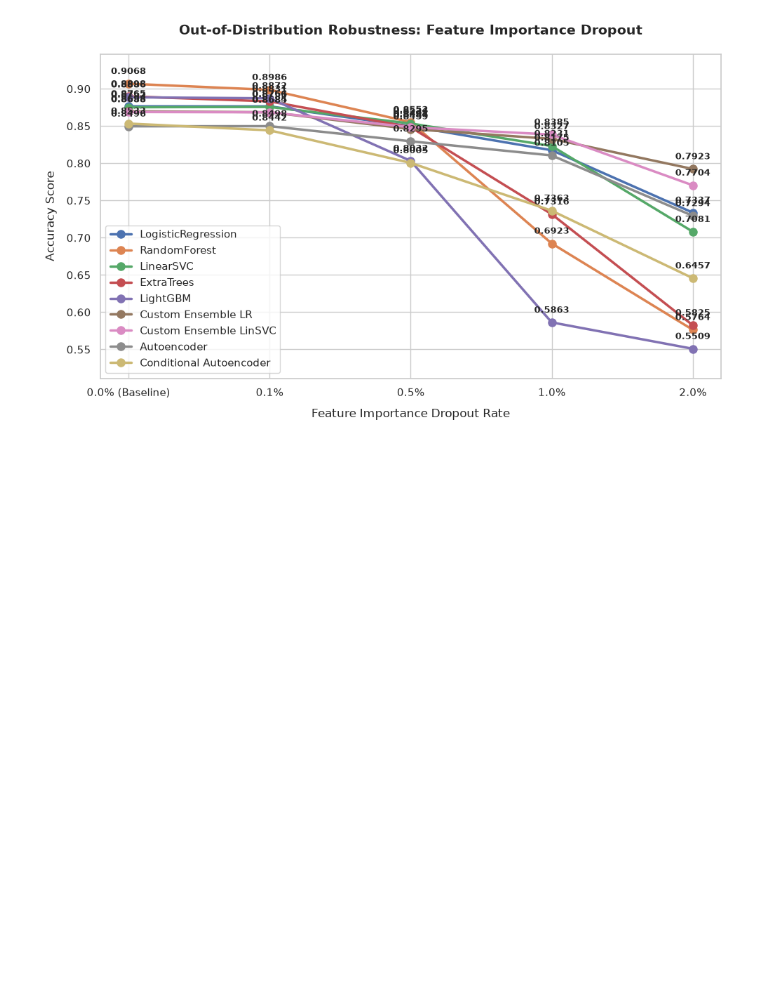
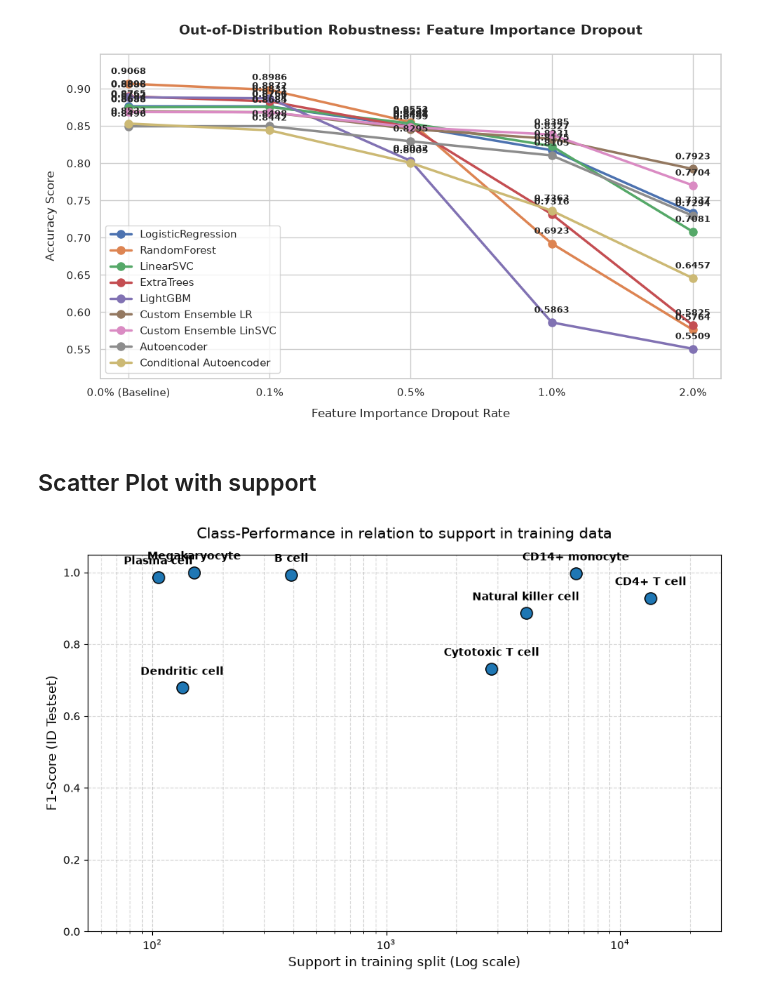
Before and after one commit to Boolean-true/CLACELL, a Jupyter notebook: evaluation/plot_robustness_results.ipynb, the cells around one changed output. Cells and saved outputs as stored; diff of their text form; code cells hidden in the pictures; blank space fills up the shorter version.

Commit message:
add logistic regression results and new plots

```diff
--- a/evaluation/plot_robustness_results.ipynb
+++ b/evaluation/plot_robustness_results.ipynb
@@ -104,3 +106,39 @@ plt.savefig('out_of_distribution_robustness_comparison.png')
 plt.show()
 # %% [output]
 [figure]
+# %% [markdown]
+## Scatter Plot with support
+# %%
+import matplotlib.pyplot as plt
+import numpy as np
+
+cell_types = ['CD4+ T cell', 'CD14+ monocyte', 'Natural killer cell', 'Cytotoxic T cell', 'B cell', 'Megakaryocyte', 'Dendritic cell', 'Plasma cell']
+support_train = [13529, 6480, 3958, 2822, 393, 151, 134, 106]
+f1_scores = [0.9284, 0.9973, 0.8866, 0.7319, 0.9937, 1.0, 0.6786, 0.9865]
+
+plt.figure(figsize=(9, 6))
+
+plt.scatter(support_train, f1_scores, color='#1f77b4', edgecolors='black', s=120, zorder=3, label='Mein Modell')
+
+plt.xscale('log')
+
+for i, txt in enumerate(cell_types):
+    plt.annotate(txt, (support_train[i], f1_scores[i]),
+                 textcoords="offset points",
+                 xytext=(0, 12),
+                 ha='center',
+                 fontsize=10,
+                 weight='bold')
+
+plt.title('Class-Performance in relation to support in training data', fontsize=14, pad=15)
+plt.xlabel('Support in training split (Log scale)', fontsize=12)
+plt.ylabel('F1-Score (ID Testset)', fontsize=12)
+plt.ylim(0, 1.05)
+plt.xlim(min(support_train) * 0.5, max(support_train) * 2)
+
+plt.grid(True, which="both", linestyle="--", alpha=0.5, zorder=1)
+
+plt.tight_layout()
+plt.show()
+# %% [output]
+[figure, added]
```
Also changed, not shown: parts of 4 cells of this notebook, 5 other files.
